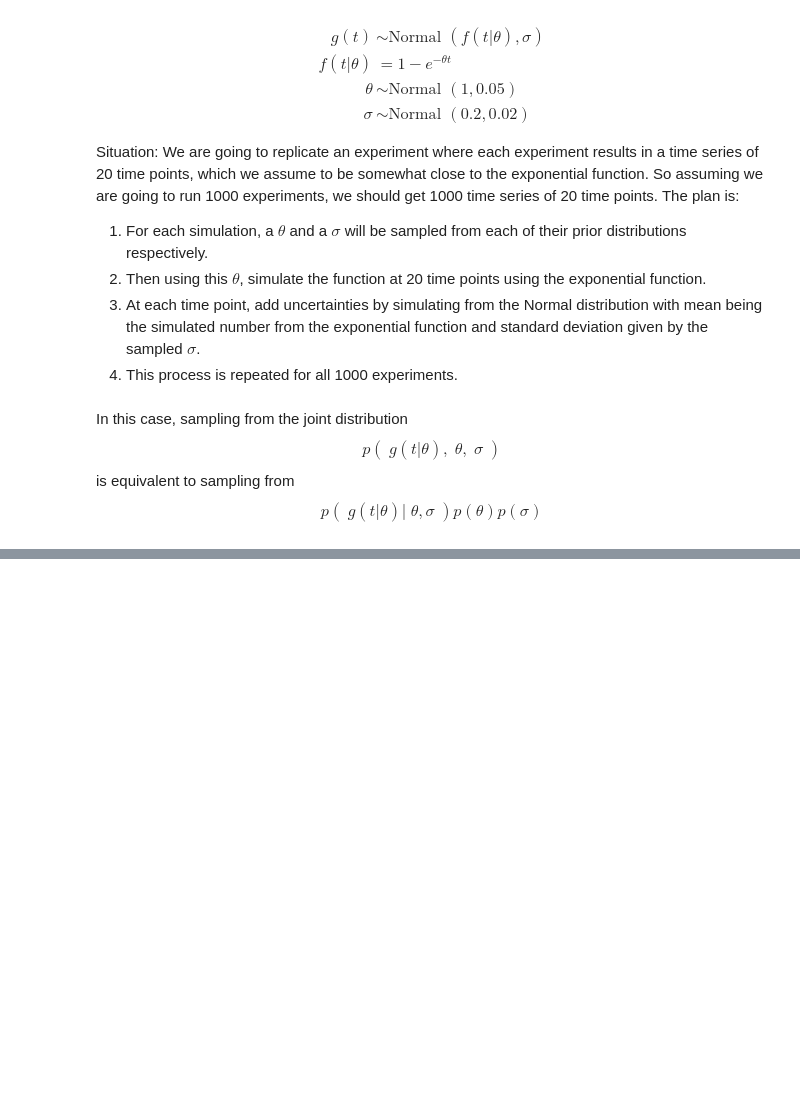
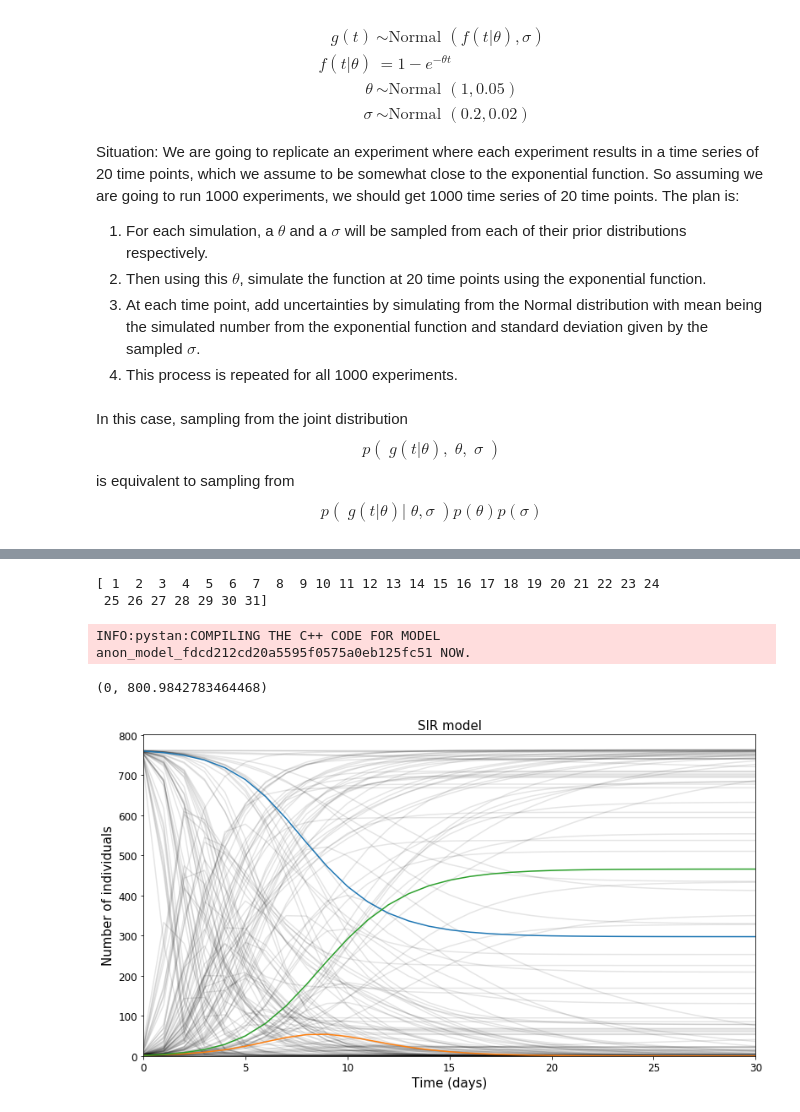
Before and after one commit to ziqing-ang/probabilistic_programming_notes, a Jupyter notebook: sampling_pystan.ipynb, the cells around one changed output, grey strips where cells are left out. Cells and saved outputs as stored; diff of their text form; code cells hidden in the pictures; blank space fills up the shorter version.

```diff
--- a/sampling_pystan.ipynb
+++ b/sampling_pystan.ipynb
@@ -248,0 +263,15 @@ plt.tick_params(labelsize=12)
+# %%
+N = 763
+n_days = 31
+t = np.array(range(1,n_days+1))
+t0 = 0
+i0 = 1
+r0 = 0
+y0 = [N-i0, i0, r0]
+
+
+simu_3 = dict(n_days = n_days, y0=y0, t0=t0, ts=t, N=N)
+print(t)
+# %% [output]
+[ 1  2  3  4  5  6  7  8  9 10 11 12 13 14 15 16 17 18 19 20 21 22 23 24
+ 25 26 27 28 29 30 31]
@@ -248,0 +352,23 @@ plt.tick_params(labelsize=12)
+# %%
+sm = stan.StanModel(model_code=sir_stan)
+pickle.dump(sm, open('sir_stan.pkl','wb'))
+sm = pickle.load(open('sir_stan.pkl', 'rb'))
+# %% [output]
+INFO:pystan:COMPILING THE C++ CODE FOR MODEL anon_model_fdcd212cd20a5595f0575a0eb125fc51 NOW.
+# %%
+fit = sm.sampling(data=simu_3)
+y = fit.extract()['y']
+# %%
+plt.figure(figsize=(13,7))
+for i in range(50):
+    plt.plot(pd.DataFrame(y[i]),c="k",alpha=0.1)
+plt.plot(y[50])
+plt.title("SIR model", fontsize=15)
+plt.xlabel('Time (days)', fontsize=15)
+plt.ylabel('Number of individuals', fontsize=15)
+plt.tick_params(labelsize=12)
+plt.xlim(0,30)
+plt.ylim(0,)
+# %% [output]
+(0, 800.9842783464468)
+[figure, added]
```
Also changed, not shown: parts of 17 cells of this notebook.
